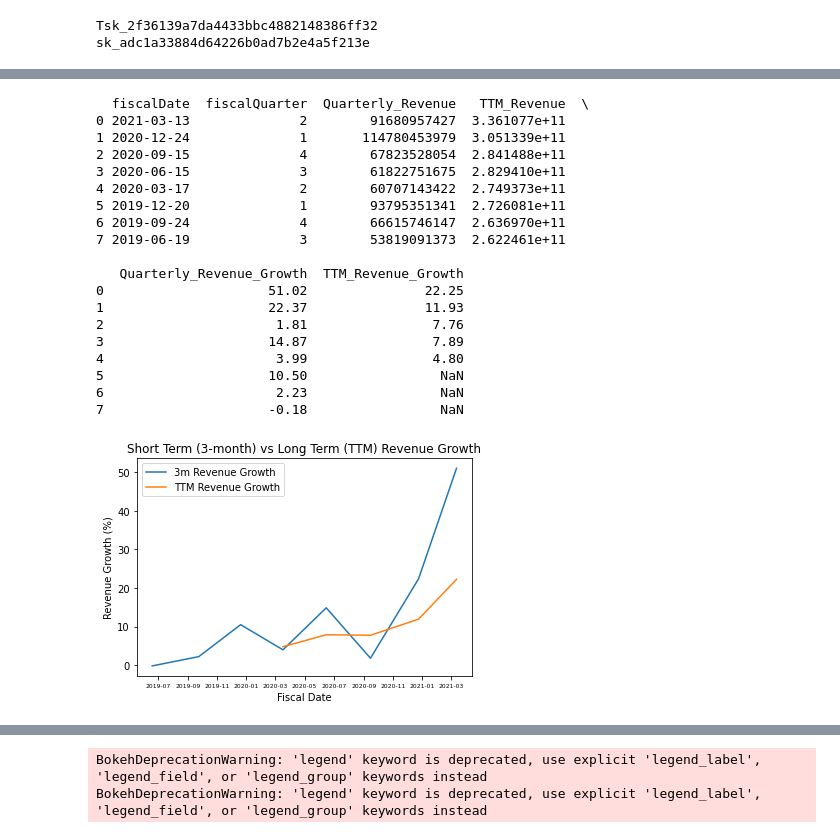
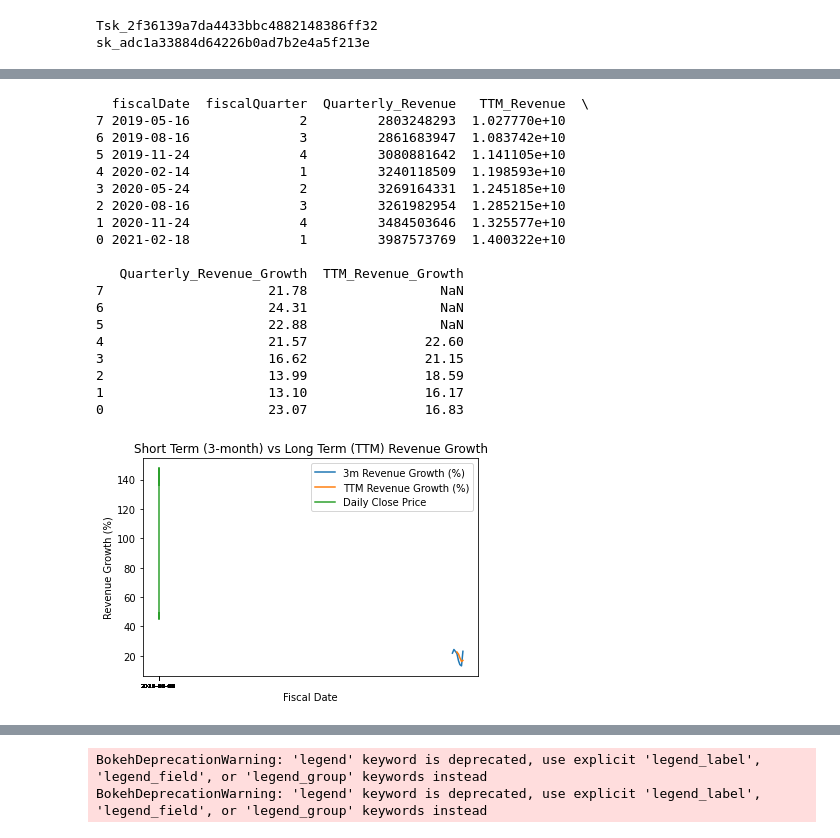
Before and after one commit to ccoppa/stock_scanner, a Jupyter notebook: scanner.ipynb, the cells around one changed output, grey strips where cells are left out. Drawn from its saved outputs; the diff is of its cells as text; code cells hidden in the pictures.

Commit message:
revenue growth plot

```diff
--- a/scanner.ipynb
+++ b/scanner.ipynb
@@ -131,7 +128,8 @@ def revenue_history(_symbol, _params, _last=None):
     rev_df = rev_df.rename(columns={'totalRevenue': 'Quarterly_Revenue'})
     # remove df rows where quarterly_revenue_growth is NaN
     rev_df = rev_df.loc[0:7]
-    # use datetime format
+    # use datetime format and sort df by date
     rev_df['fiscalDate'] = pd.to_datetime(rev_df['fiscalDate'], format='%Y/%m/%d')
+    rev_df = rev_df.sort_values('fiscalDate')
 
     return rev_df
@@ -138,34 +141,35 @@ def revenue_history(_symbol, _params, _last=None):
 # %%
-appl_rev_trend = revenue_history('AAPL', sandbox_params, 12)
+appl_rev_trend = revenue_history('adbe', sandbox_params, 12)
 print(appl_rev_trend)
-plt.plot(appl_rev_trend['fiscalDate'], appl_rev_trend['Quarterly_Revenue_Growth'], label = "3m Revenue Growth")
-plt.plot(appl_rev_trend['fiscalDate'], appl_rev_trend['TTM_Revenue_Growth'], label = "TTM Revenue Growth")
+plt.plot(appl_rev_trend['fiscalDate'], appl_rev_trend['Quarterly_Revenue_Growth'], label = "3m Revenue Growth (%)")
+plt.plot(appl_rev_trend['fiscalDate'], appl_rev_trend['TTM_Revenue_Growth'], label = "TTM Revenue Growth (%)")
+plt.plot(df['date'], df['close'], label = "Daily Close Price")
 plt.xlabel('Fiscal Date')
 plt.ylabel('Revenue Growth (%)')
 plt.title('Short Term (3-month) vs Long Term (TTM) Revenue Growth')
 plt.tick_params(axis='x', which='major', labelsize=6)
 # show a legend on the plot
 plt.legend()
 # Display a figure.
 plt.show()
 # %% [output]
   fiscalDate  fiscalQuarter  Quarterly_Revenue   TTM_Revenue  \
-0 2021-03-13              2        91680957427  3.361077e+11
-1 2020-12-24              1       114780453979  3.051339e+11
-2 2020-09-15              4        67823528054  2.841488e+11
-3 2020-06-15              3        61822751675  2.829410e+11
-4 2020-03-17              2        60707143422  2.749373e+11
-5 2019-12-20              1        93795351341  2.726081e+11
-6 2019-09-24              4        66615746147  2.636970e+11
-7 2019-06-19              3        53819091373  2.622461e+11
+7 2019-05-16              2         2803248293  1.027770e+10
+6 2019-08-16              3         2861683947  1.083742e+10
+5 2019-11-24              4         3080881642  1.141105e+10
+4 2020-02-14              1         3240118509  1.198593e+10
+3 2020-05-24              2         3269164331  1.245185e+10
+2 2020-08-16              3         3261982954  1.285215e+10
+1 2020-11-24              4         3484503646  1.325577e+10
+0 2021-02-18              1         3987573769  1.400322e+10
 
    Quarterly_Revenue_Growth  TTM_Revenue_Growth
-0                     51.02               22.25
-1                     22.37               11.93
-2                      1.81                7.76
-3                     14.87                7.89
-4                      3.99                4.80
-5                     10.50                 NaN
-6                      2.23                 NaN
-7                     -0.18                 NaN
+7                     21.78                 NaN
+6                     24.31                 NaN
+5                     22.88                 NaN
+4                     21.57               22.60
+3                     16.62               21.15
+2                     13.99               18.59
+1                     13.10               16.17
+0                     23.07               16.83
-[figure, old version]
+[figure, new version]
```
Also changed, not shown: parts of 9 cells of this notebook.
